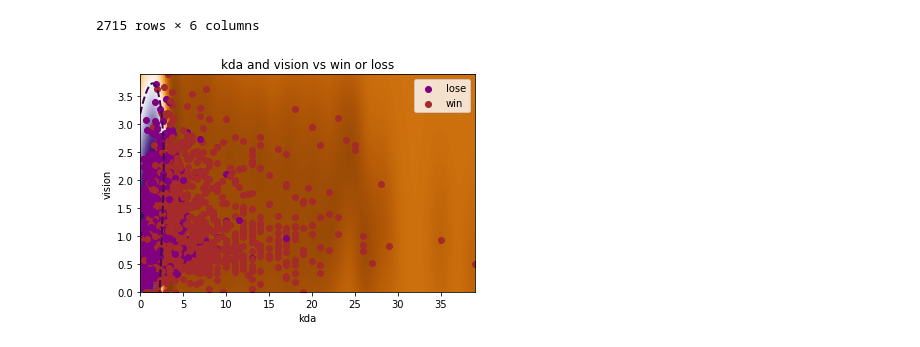
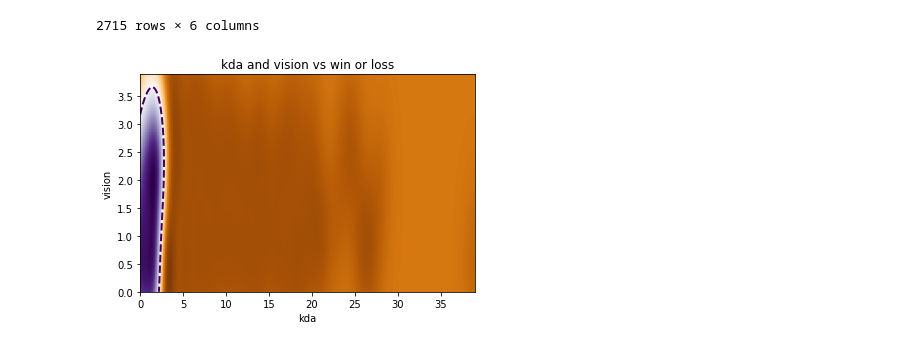
Before and after one commit to dvnmn/320-final-project, a Jupyter notebook: 320_Final_Project.ipynb, the cells around one changed output. Drawn from its saved outputs; the diff is of its cells as text; code cells hidden in the pictures.

```diff
--- a/320_Final_Project.ipynb
+++ b/320_Final_Project.ipynb
@@ -185,49 +185,49 @@ xx, yy = np.meshgrid(np.linspace(0, SVM_df['kda'].max() , 500), np.linspace(0, S
 X = SVM_df.drop('win', axis=1)
 Y = SVM_df['win']
 
-# X_train, X_test, y_train, y_test = train_test_split(X, Y, test_size=0.30, random_state=0)
+X_train, X_test, y_train, y_test = train_test_split(X, Y, test_size=0.30, random_state=0)
 
 clf = svm.NuSVC(gamma="auto")
-clf.fit(X, Y)
+clf.fit(X_train, y_train)
 
 Z = clf.decision_function(np.c_[xx.ravel(), yy.ravel()])
 Z = Z.reshape(xx.shape)
 # %%
 plt.imshow(
     Z,
     interpolation="nearest",
     extent=(xx.min(), xx.max(), yy.min(), yy.max()),
     aspect="auto",
     origin="lower",
     cmap=plt.cm.PuOr_r,
 )
 contours = plt.contour(xx, yy, Z, levels=[0], linewidths=2, linestyles="dashed")
 
-w_checked = False
-l_checked = False
+# w_checked = False
+# l_checked = False
 
-for index, row in SVM_df.iterrows():
-    if row['win'] == 0:
-        if not l_checked:
-            plt.scatter(row['kda'], row['vision'], c='purple', label='lose')
-            l_checked = True
-        else:
-            plt.scatter(row['kda'], row['vision'], c='purple')
-    else:
-        if not w_checked:
-            plt.scatter(row['kda'], row['vision'], c='brown', label='win')
-            w_checked = True
-        else:
-            plt.scatter(row['kda'], row['vision'], c='brown')
+# for index, row in SVM_df.iterrows():
+#     if row['win'] == 0:
+#         if not l_checked:
+#             plt.scatter(row['kda'], row['vision'], c='purple', label='lose')
+#             l_checked = True
+#         else:
+#             plt.scatter(row['kda'], row['vision'], c='purple')
+#     else:
+#         if not w_checked:
+#             plt.scatter(row['kda'], row['vision'], c='brown', label='win')
+#             w_checked = True
+#         else:
+#             plt.scatter(row['kda'], row['vision'], c='brown')
 
-plt.legend()
+# plt.legend()
 plt.xticks()
 plt.yticks()
 
 plt.title('kda and vision vs win or loss')
 plt.xlabel('kda')
 plt.ylabel('vision')
 plt.axis([0, SVM_df['kda'].max(), 0, SVM_df['vision'].max()])
 plt.show()
 # %% [output]
-[figure, old version]
+[figure, new version]
```
Also changed, not shown: parts of 1 cell of this notebook.
